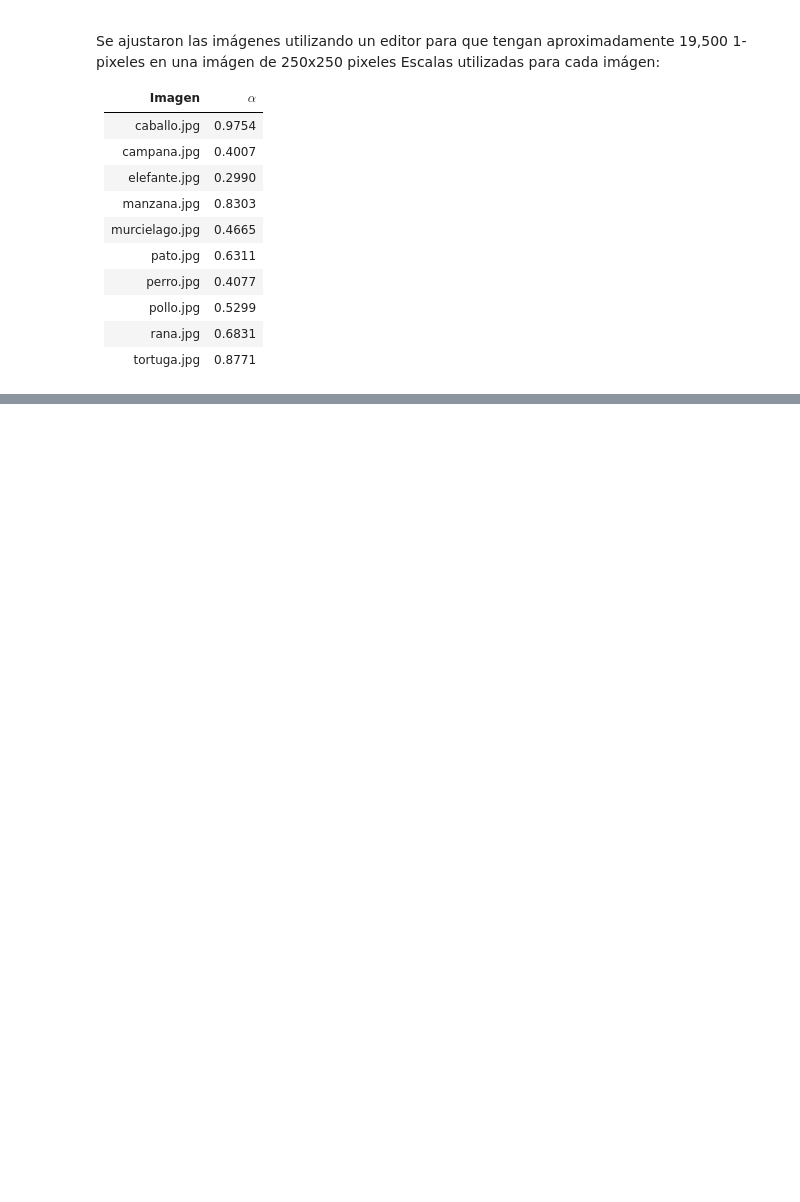
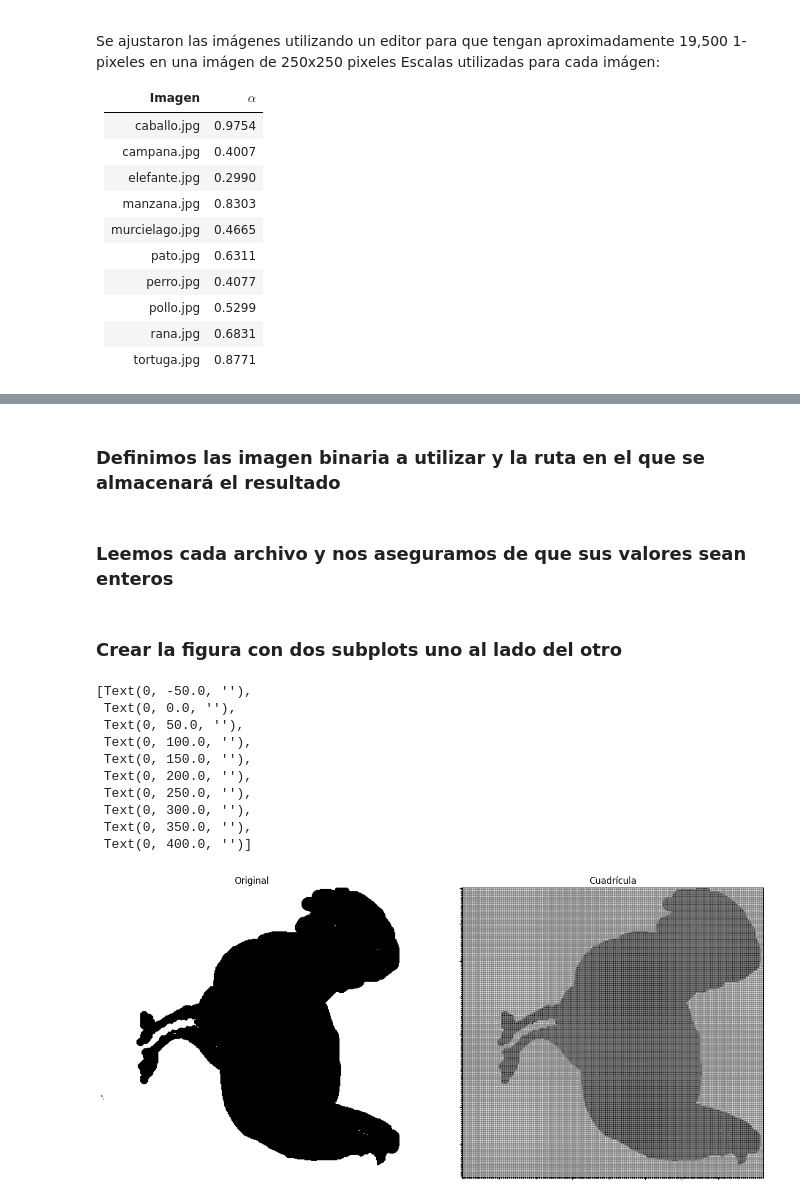
Before and after one commit to ElizondoStudios/Transformaciones-Imagenes-Graficacion, a Jupyter notebook: Tarea 2.ipynb, the cells around one changed output, grey strips where cells are left out. Saved outputs shown, nothing was run; the diff lists cells and outputs as text; code cells hidden in the pictures; blank space fills up the shorter version.

```diff
--- a/Tarea 2.ipynb
+++ b/Tarea 2.ipynb
@@ -75,0 +80,45 @@ print(tabulate(df_esc, headers='keys', tablefmt='pretty'))
+# %% [markdown]
+### Definimos las imagen binaria a utilizar y la ruta en el que se almacenará el resultado
+# %%
+path = "./Dataset_Texto/pollo.txt"
+savePath = "./Graficos_Computadora_Celdas/pollo_cuadricula.png"
+# %% [markdown]
+### Leemos cada archivo y nos aseguramos de que sus valores sean enteros
+# %%
+with open(path, "r") as f:
+    binary_matrix = np.array([list(line.strip()) for line in f], dtype=int)
+# %% [markdown]
+### Crear la figura con dos subplots uno al lado del otro
+# %%
+fig, axs = plt.subplots(1, 2, figsize=(16, 8))  # 1 fila, 2 columnas
+
+# Mostrar la imagen original en el primer subplot
+axs[0].imshow(binary_matrix, cmap="gray_r")
+axs[0].set_title("Original")
+axs[0].axis('off')  # Ocultar ejes
+
+# Mostrar la imagen con cuadrícula en el segundo subplot
+axs[1].imshow(binary_matrix, cmap="gray_r")
+axs[1].set_title("Cuadrícula")
+
+# Dibujar la cuadrícula sobre la imagen
+rows, cols = binary_matrix.shape
+axs[1].set_xticks(np.arange(-0.5, cols, 1), minor=True)
+axs[1].set_yticks(np.arange(-0.5, rows, 1), minor=True)
+axs[1].grid(which="minor", color="gray", linestyle="-", linewidth=0.5)
+
+# Ocultar etiquetas de los ejes
+axs[1].set_xticklabels([])
+axs[1].set_yticklabels([])
+# %% [output]
+[Text(0, -50.0, ''),
+ Text(0, 0.0, ''),
+ Text(0, 50.0, ''),
+ Text(0, 100.0, ''),
+ Text(0, 150.0, ''),
+ Text(0, 200.0, ''),
+ Text(0, 250.0, ''),
+ Text(0, 300.0, ''),
+ Text(0, 350.0, ''),
+ Text(0, 400.0, '')]
+[figure, added]
```
Also changed, not shown: parts of 10 cells of this notebook, 1 other file.
